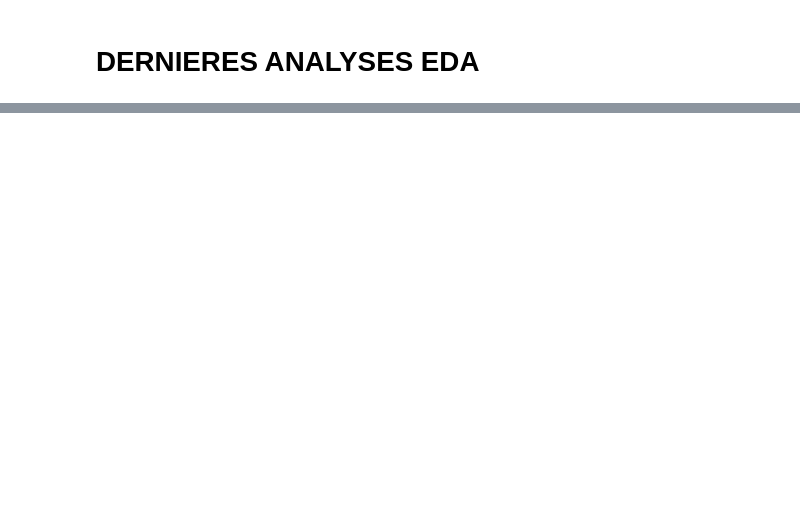
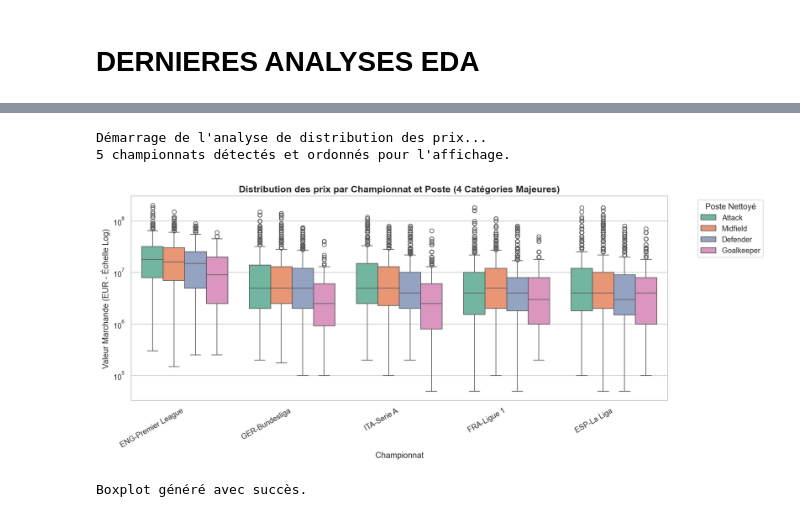
Before and after one commit to Quadratic-Labs/predict_vm_football, a Jupyter notebook: notebooks/05_exploration_approfondie.ipynb, the cells around one changed output, grey strips where cells are left out. Saved outputs shown, nothing was run; the diff lists cells and outputs as text; code cells hidden in the pictures; blank space fills up the shorter version.

```diff
--- a/notebooks/05_exploration_approfondie.ipynb
+++ b/notebooks/05_exploration_approfondie.ipynb
@@ -521,0 +247,7 @@ plt.show()
+# %%
+analyser_distribution_prix_ligue_poste(df_base)
+# %% [output]
+Démarrage de l'analyse de distribution des prix...
+5 championnats détectés et ordonnés pour l'affichage.
+[figure, added]
+Boxplot généré avec succès.
```
Also changed, not shown: parts of 21 cells of this notebook, 1 other file.
